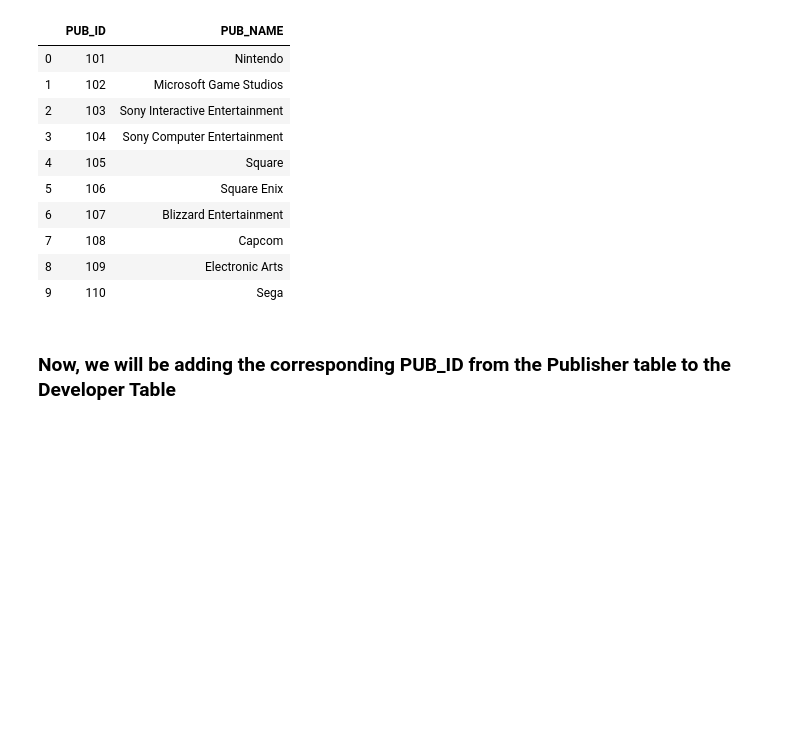
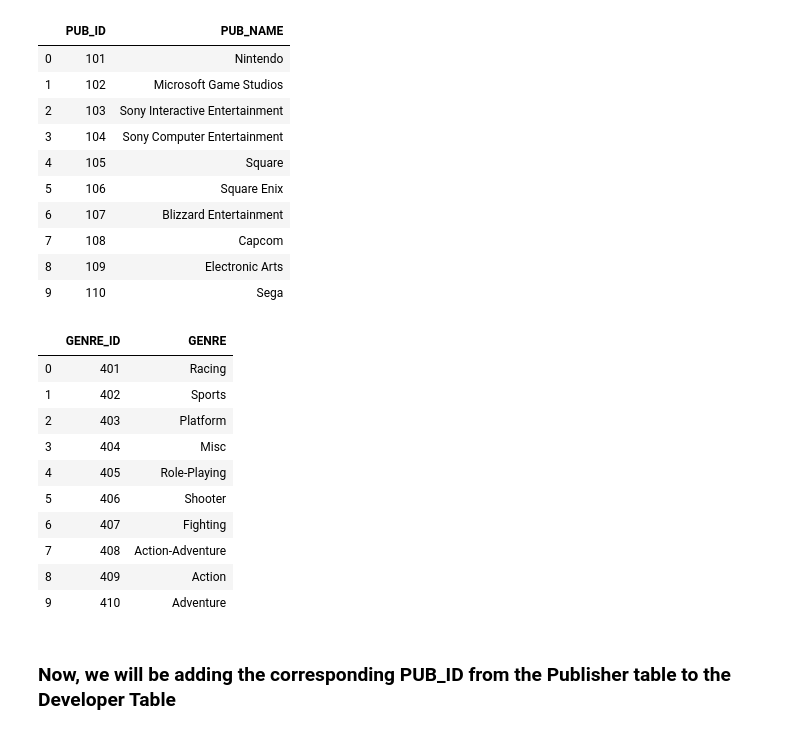
Before and after one commit to ashwinjohn3/Assignment-2, a Jupyter notebook: Assignment 2.ipynb, the cells around one changed output. Saved outputs shown, nothing was run; the diff lists cells and outputs as text; code cells hidden in the pictures; blank space fills up the shorter version.

```diff
--- a/Assignment 2.ipynb
+++ b/Assignment 2.ipynb
@@ -73,6 +88,8 @@ game_inventory['G_ID']=g_id
 developer = pd.DataFrame(columns = ['DEV_ID', 'DEV_NAME', 'PUB_ID'])
 publisher = pd.DataFrame(columns = ['PUB_ID','PUB_NAME'])
 platform = pd.DataFrame(columns = ['PLAT_ID','PLATFORM'])
+genre = pd.DataFrame(columns = ['GENRE_ID','GENRE'])
 developer['DEV_NAME'] = df.DEVELOPER.unique()
 publisher['PUB_NAME'] = df.PUBLISHER.unique()
 platform.PLATFORM = game_inventory['PLATFORM'].unique()
+genre.GENRE = game_inventory['GENRE'].unique()
@@ -125,6 +141,20 @@ publisher.head(10)
 | 7 | 108 | Capcom |
 | 8 | 109 | Electronic Arts |
 | 9 | 110 | Sega |
+# %%
+genre.head(10)
+# %% [output]
+|  | GENRE_ID | GENRE |
+| 0 | 401 | Racing |
+| 1 | 402 | Sports |
+| 2 | 403 | Platform |
+| 3 | 404 | Misc |
+| 4 | 405 | Role-Playing |
+| 5 | 406 | Shooter |
+| 6 | 407 | Fighting |
+| 7 | 408 | Action-Adventure |
+| 8 | 409 | Action |
+| 9 | 410 | Adventure |
 # %% [markdown]
 ### Now, we will be adding the corresponding PUB_ID from the Publisher table to the Developer Table
 # %%
```
Also changed, not shown: parts of 17 cells of this notebook.
